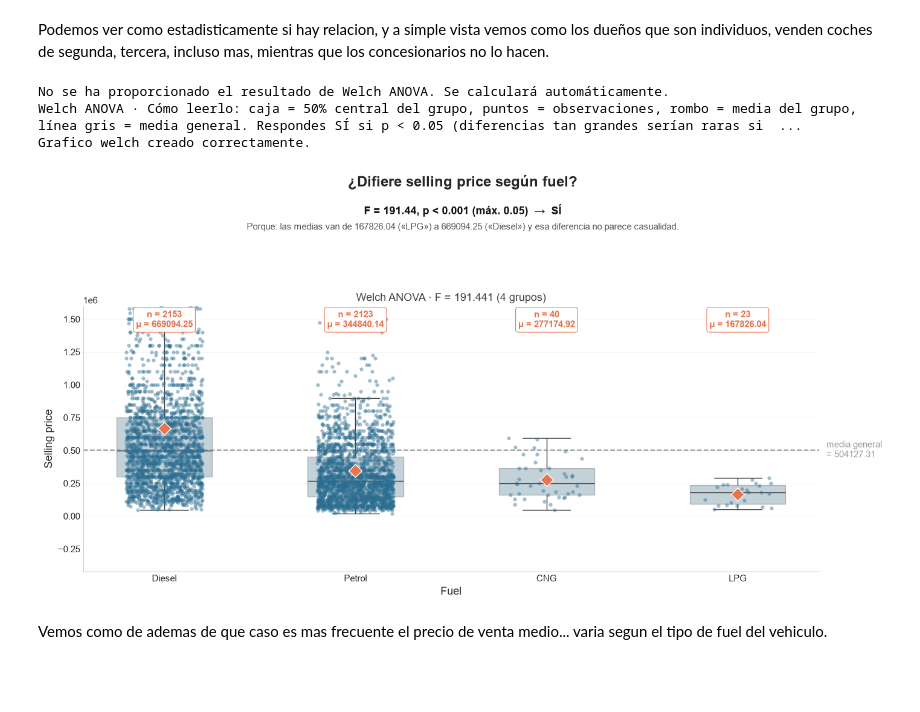
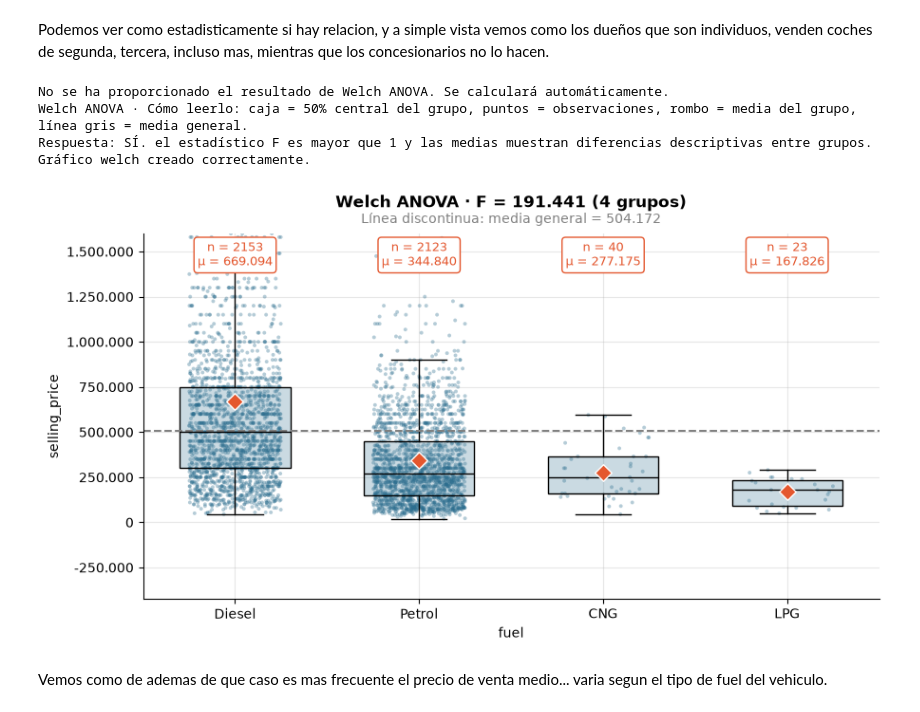
Before and after one commit to EnZaFe/SME_paquetes, a Jupyter notebook: notebooks/Libreria SME_Python - Ejemplo de uso.ipynb, the cells around one changed output. Saved outputs shown, nothing was run; the diff lists cells and outputs as text; code cells hidden in the pictures; blank space fills up the shorter version.

```diff
--- a/notebooks/Libreria SME_Python - Ejemplo de uso.ipynb
+++ b/notebooks/Libreria SME_Python - Ejemplo de uso.ipynb
@@ -640,17 +593,21 @@ Grafico de información mutua creado correctamente.
 # %% [markdown]
 Podemos ver como estadisticamente si hay relacion, y a simple vista vemos como los dueños que son individuos, venden coches de segunda, tercera, incluso mas, mientras que los concesionarios no lo hacen.
 # %%
+import matplotlib.pyplot as plt
 fig = sme.graficar_welch(
     df["fuel"],
     df["selling_price"],
     verbose=3,
     limite_y=1600000
 )
+plt.close("all")
+fig
 # %% [output]
 No se ha proporcionado el resultado de Welch ANOVA. Se calculará automáticamente.
-Welch ANOVA · Cómo leerlo: caja = 50% central del grupo, puntos = observaciones, rombo = media del grupo, línea gris = media general. Respondes SÍ si p < 0.05 (diferencias tan grandes serían raras si  ...
-Grafico welch creado correctamente.
+Welch ANOVA · Cómo leerlo: caja = 50% central del grupo, puntos = observaciones, rombo = media del grupo, línea gris = media general.
+Respuesta: SÍ. el estadístico F es mayor que 1 y las medias muestran diferencias descriptivas entre grupos.
+Gráfico welch creado correctamente.
-[figure, old version]
+[figure, new version]
 # %% [markdown]
 Vemos como de ademas de que caso es mas frecuente el precio de venta medio... varia segun el tipo de fuel del vehiculo.
 # %% [markdown]
```
Also changed, not shown: parts of 16 cells of this notebook, 3 other files.
